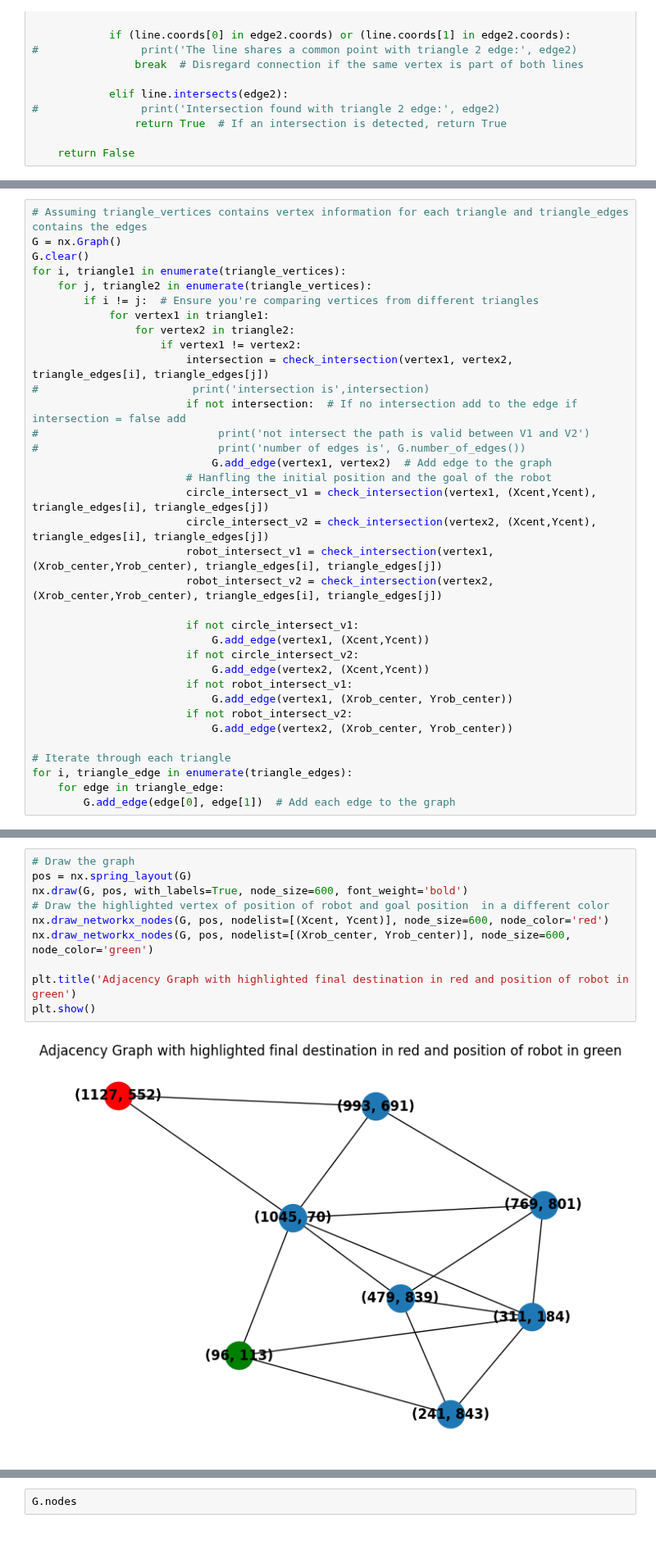
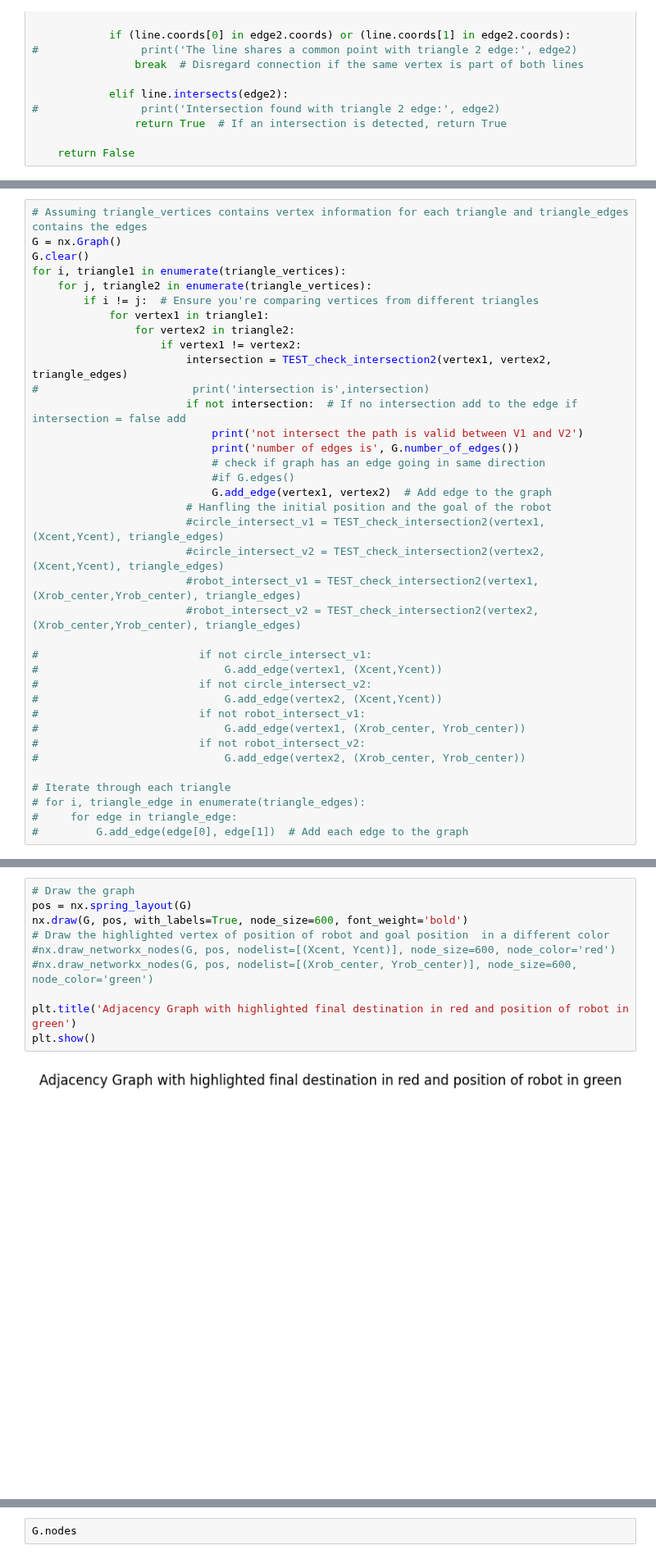
Before and after one commit to Owhenthesaints/Project_Basics_For_Mobile_Robotics, a Jupyter notebook: dependencies/Project path planing (2).ipynb, the cells around one changed output, grey strips where cells are left out. Shown at 82% size. Drawn from its saved outputs; the diff is of its cells as text.

Commit message:
Tried implementing a new method to find intersection
Buggy. Graph has no node. COllision with every vertex to edge?

```diff
--- a/dependencies/Project path planing (2).ipynb
+++ b/dependencies/Project path planing (2).ipynb
@@ -274,28 +300,30 @@ for i, triangle1 in enumerate(triangle_vertices):
             for vertex1 in triangle1:
                 for vertex2 in triangle2:
                     if vertex1 != vertex2:
-                        intersection = check_intersection(vertex1, vertex2, triangle_edges[i], triangle_edges[j])
+                        intersection = TEST_check_intersection2(vertex1, vertex2, triangle_edges)
 #                        print('intersection is',intersection)
                         if not intersection:  # If no intersection add to the edge if intersection = false add
-#                            print('not intersect the path is valid between V1 and V2')
-#                            print('number of edges is', G.number_of_edges())
+                            print('not intersect the path is valid between V1 and V2')
+                            print('number of edges is', G.number_of_edges())
+                            # check if graph has an edge going in same direction
+                            #if G.edges()
                             G.add_edge(vertex1, vertex2)  # Add edge to the graph
                         # Hanfling the initial position and the goal of the robot
-                        circle_intersect_v1 = check_intersection(vertex1, (Xcent,Ycent), triangle_edges[i], triangle_edges[j])
-                        circle_intersect_v2 = check_intersection(vertex2, (Xcent,Ycent), triangle_edges[i], triangle_edges[j])
-                        robot_intersect_v1 = check_intersection(vertex1, (Xrob_center,Yrob_center), triangle_edges[i], triangle_edges[j])
-                        robot_intersect_v2 = check_intersection(vertex2, (Xrob_center,Yrob_center), triangle_edges[i], triangle_edges[j])
+                        #circle_intersect_v1 = TEST_check_intersection2(vertex1, (Xcent,Ycent), triangle_edges)
+                        #circle_intersect_v2 = TEST_check_intersection2(vertex2, (Xcent,Ycent), triangle_edges)
+                        #robot_intersect_v1 = TEST_check_intersection2(vertex1, (Xrob_center,Yrob_center), triangle_edges)
+                        #robot_intersect_v2 = TEST_check_intersection2(vertex2, (Xrob_center,Yrob_center), triangle_edges)
 
-                        if not circle_intersect_v1:
-                            G.add_edge(vertex1, (Xcent,Ycent))
-                        if not circle_intersect_v2:
-                            G.add_edge(vertex2, (Xcent,Ycent))
-                        if not robot_intersect_v1:
-                            G.add_edge(vertex1, (Xrob_center, Yrob_center))
-                        if not robot_intersect_v2:
-                            G.add_edge(vertex2, (Xrob_center, Yrob_center))
+#                         if not circle_intersect_v1:
+#                             G.add_edge(vertex1, (Xcent,Ycent))
+#                         if not circle_intersect_v2:
+#                             G.add_edge(vertex2, (Xcent,Ycent))
+#                         if not robot_intersect_v1:
+#                             G.add_edge(vertex1, (Xrob_center, Yrob_center))
+#                         if not robot_intersect_v2:
+#                             G.add_edge(vertex2, (Xrob_center, Yrob_center))
 
 # Iterate through each triangle
-for i, triangle_edge in enumerate(triangle_edges):
-    for edge in triangle_edge:
-        G.add_edge(edge[0], edge[1])  # Add each edge to the graph
+# for i, triangle_edge in enumerate(triangle_edges):
+#     for edge in triangle_edge:
+#         G.add_edge(edge[0], edge[1])  # Add each edge to the graph
@@ -302,15 +352,15 @@ for i, triangle_edge in enumerate(triangle_edges):
 # %%
 # Draw the graph
 pos = nx.spring_layout(G)
 nx.draw(G, pos, with_labels=True, node_size=600, font_weight='bold')
 # Draw the highlighted vertex of position of robot and goal position  in a different color
-nx.draw_networkx_nodes(G, pos, nodelist=[(Xcent, Ycent)], node_size=600, node_color='red')
-nx.draw_networkx_nodes(G, pos, nodelist=[(Xrob_center, Yrob_center)], node_size=600, node_color='green')
+#nx.draw_networkx_nodes(G, pos, nodelist=[(Xcent, Ycent)], node_size=600, node_color='red')
+#nx.draw_networkx_nodes(G, pos, nodelist=[(Xrob_center, Yrob_center)], node_size=600, node_color='green')
 
 plt.title('Adjacency Graph with highlighted final destination in red and position of robot in green')
 plt.show()
 # %% [output]
-[figure, old version]
+[figure, new version]
 # %%
 # Calculate Euclidean distances between connected vertices
 euclidean_distances = {}
```
Also changed, not shown: parts of 9 cells of this notebook.
